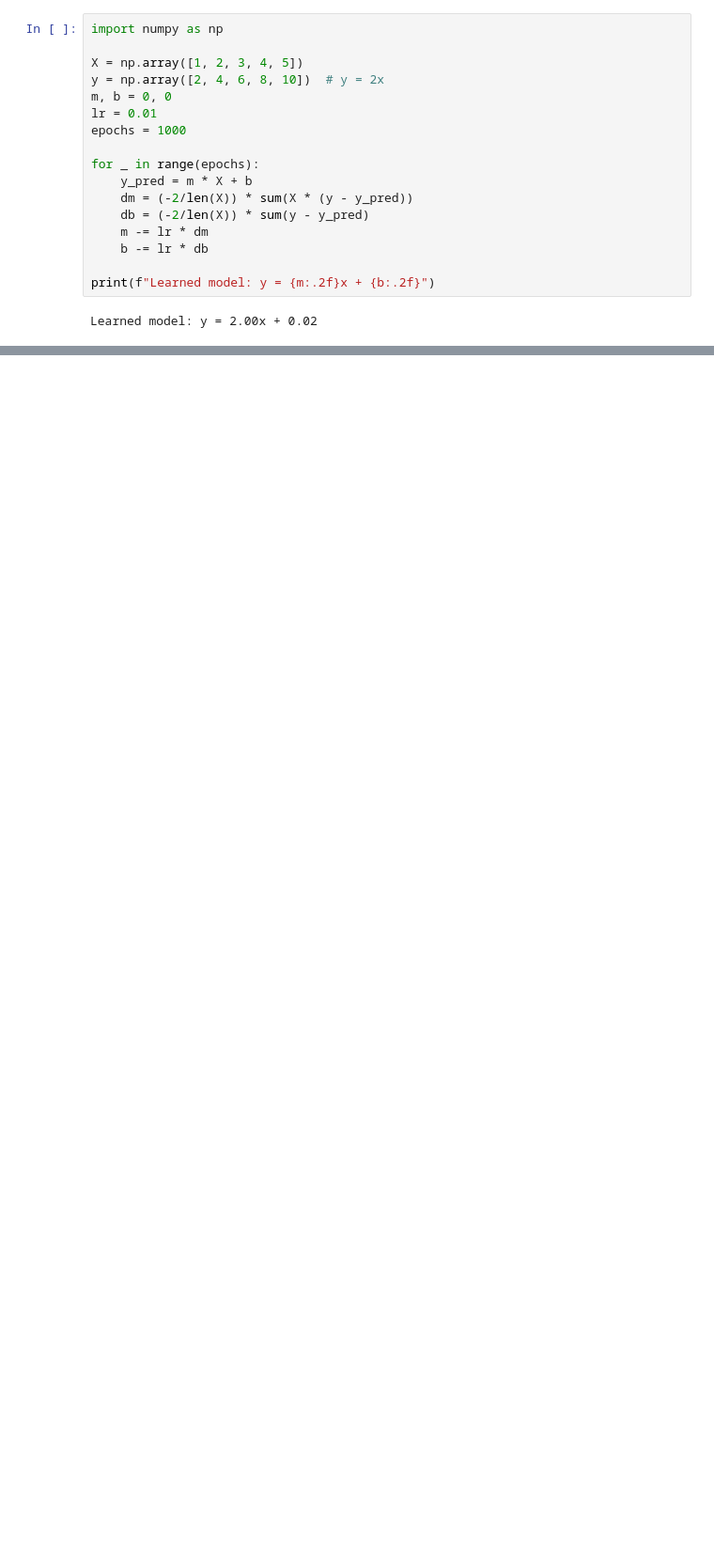
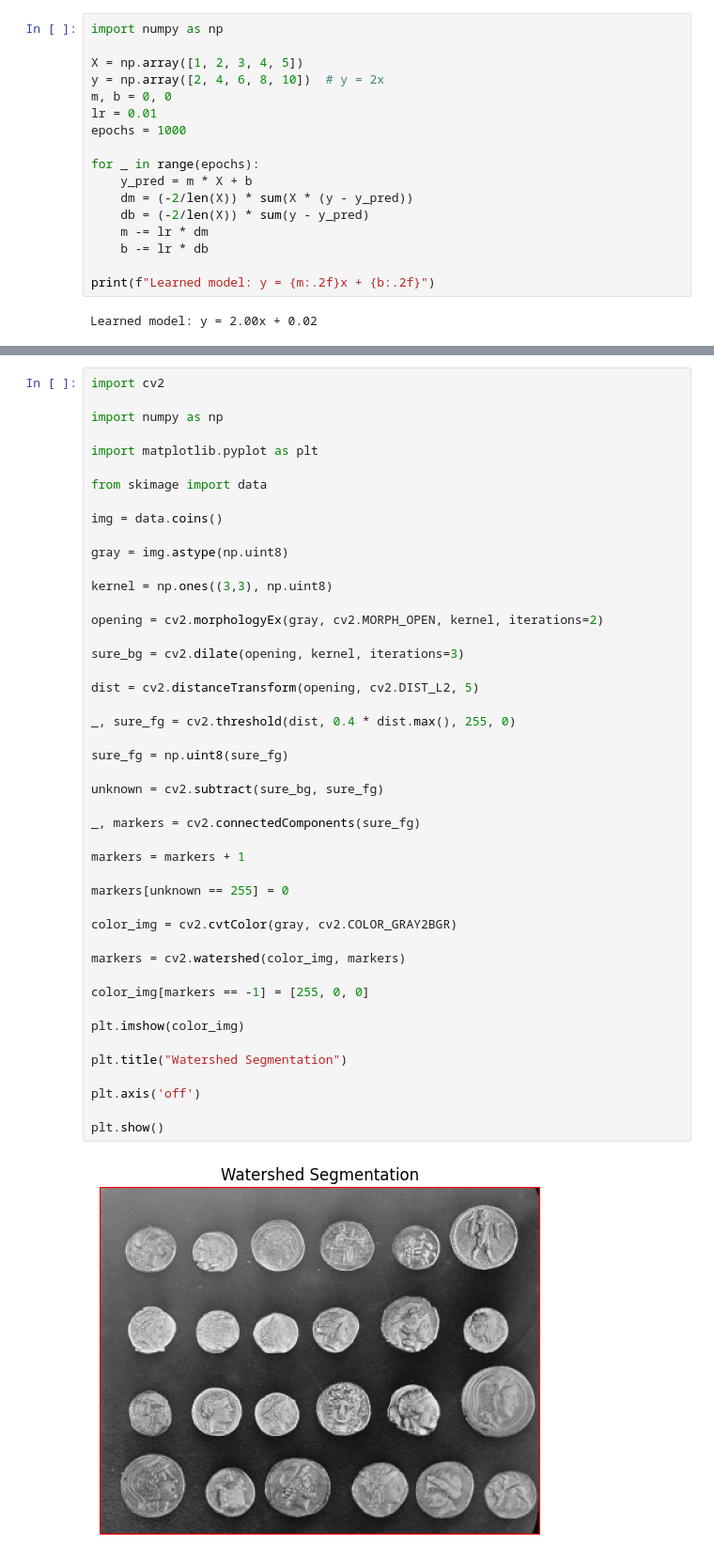
Before and after one commit to GOPID1603/DEEP-LEARNING-CSA4723, a Jupyter notebook: Untitled6.ipynb, the cells around one changed output, grey strips where cells are left out. Shown at 94% size. Drawn from its saved outputs; the diff is of its cells as text; blank space fills up the shorter version.

```diff
--- a/Untitled6.ipynb
+++ b/Untitled6.ipynb
@@ -91,0 +137,48 @@ Learned model: y = 2.00x + 0.02
+# %%
+import cv2
+
+import numpy as np
+
+import matplotlib.pyplot as plt
+
+from skimage import data
+
+img = data.coins()
+
+gray = img.astype(np.uint8)
+
+kernel = np.ones((3,3), np.uint8)
+
+opening = cv2.morphologyEx(gray, cv2.MORPH_OPEN, kernel, iterations=2)
+
+sure_bg = cv2.dilate(opening, kernel, iterations=3)
+
+dist = cv2.distanceTransform(opening, cv2.DIST_L2, 5)
+
+_, sure_fg = cv2.threshold(dist, 0.4 * dist.max(), 255, 0)
+
+sure_fg = np.uint8(sure_fg)
+
+unknown = cv2.subtract(sure_bg, sure_fg)
+
+_, markers = cv2.connectedComponents(sure_fg)
+
+markers = markers + 1
+
+markers[unknown == 255] = 0
+
+color_img = cv2.cvtColor(gray, cv2.COLOR_GRAY2BGR)
+
+markers = cv2.watershed(color_img, markers)
+
+color_img[markers == -1] = [255, 0, 0]
+
+plt.imshow(color_img)
+
+plt.title("Watershed Segmentation")
+
+plt.axis('off')
+
+plt.show()
+# %% [output]
+[figure, added]
```
Also changed, not shown: parts of 38 cells of this notebook.
